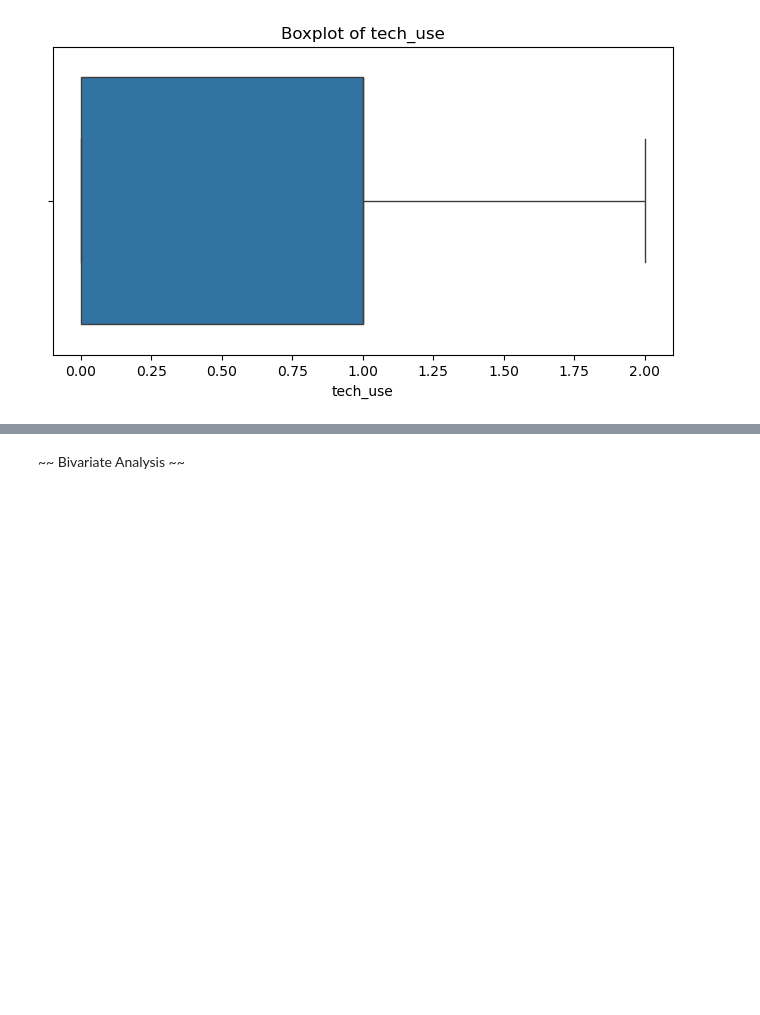
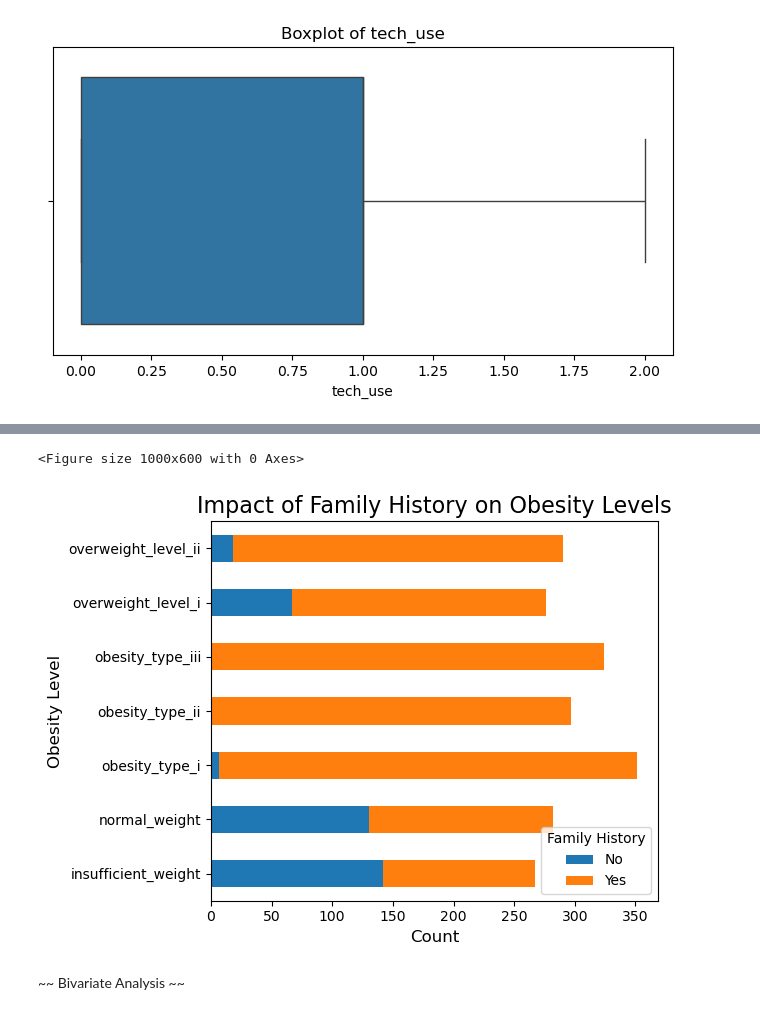
Before and after one commit to KlaudijaK/Final_Project-Obesity-, a Jupyter notebook: Obesity_project.ipynb, the cells around one changed output, grey strips where cells are left out. Cells and saved outputs as stored; diff of their text form; code cells hidden in the pictures; blank space fills up the shorter version.

```diff
--- a/Obesity_project.ipynb
+++ b/Obesity_project.ipynb
@@ -270,3 +302,21 @@ for column in df.select_dtypes(include='number').columns:
+# %%
+# Create a horizontal stacked bar plot
+plt.figure(figsize=(10, 6))
+family_counts.plot(kind='barh', stacked=True, color=['#1f77b4', '#ff7f0e'])
+
+# Customize the plot
+plt.title("Impact of Family History on Obesity Levels", fontsize=16)
+plt.ylabel("Obesity Level", fontsize=12)
+plt.xlabel("Count", fontsize=12)
+plt.yticks(rotation=0)  # Keep y-axis labels horizontal
+plt.legend(title="Family History", labels=["No", "Yes"])
+plt.tight_layout()
+
+# Display the plot
+plt.show()
+# %% [output]
+<Figure size 1000x600 with 0 Axes>
+[figure, added]
 # %% [markdown]
 ~~ Bivariate Analysis ~~
 # %% [markdown]
```
Also changed, not shown: parts of 45 cells of this notebook.
